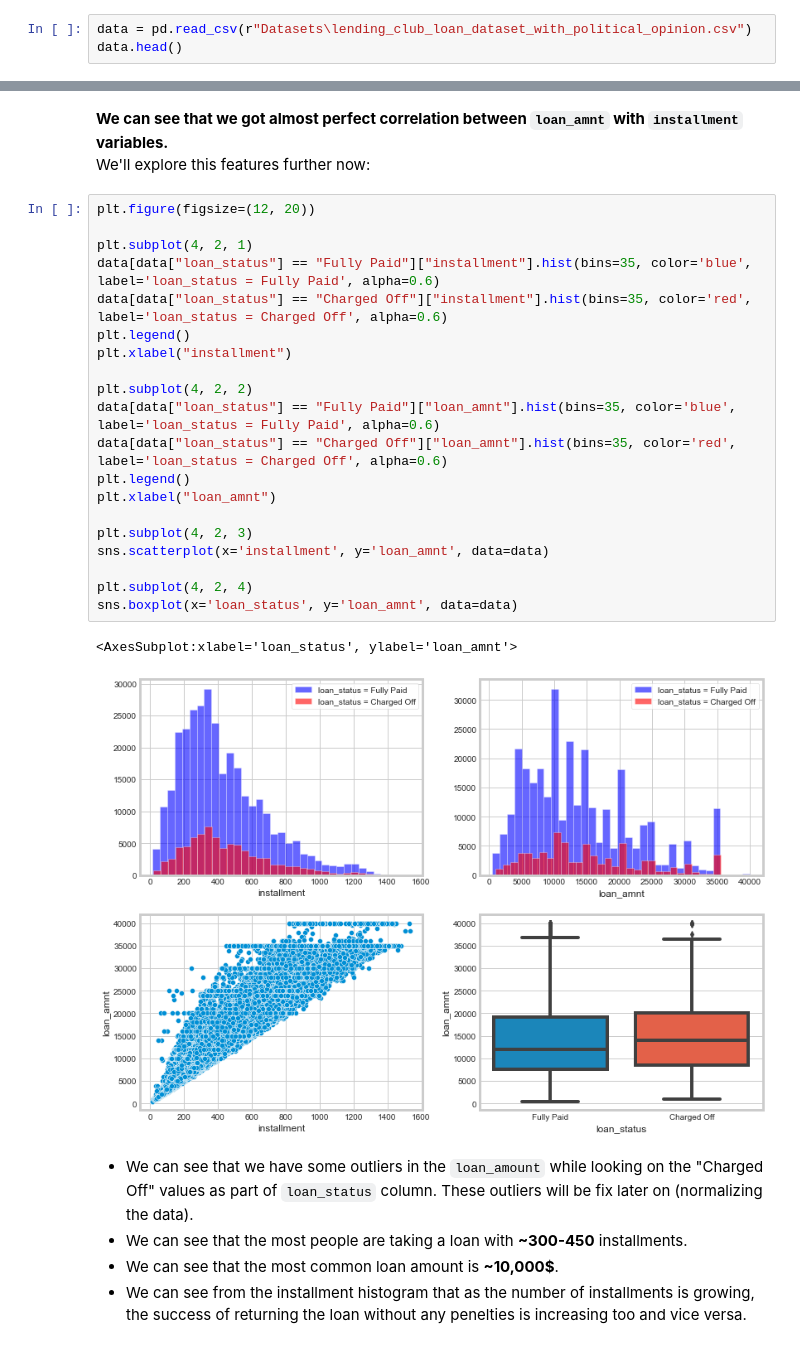
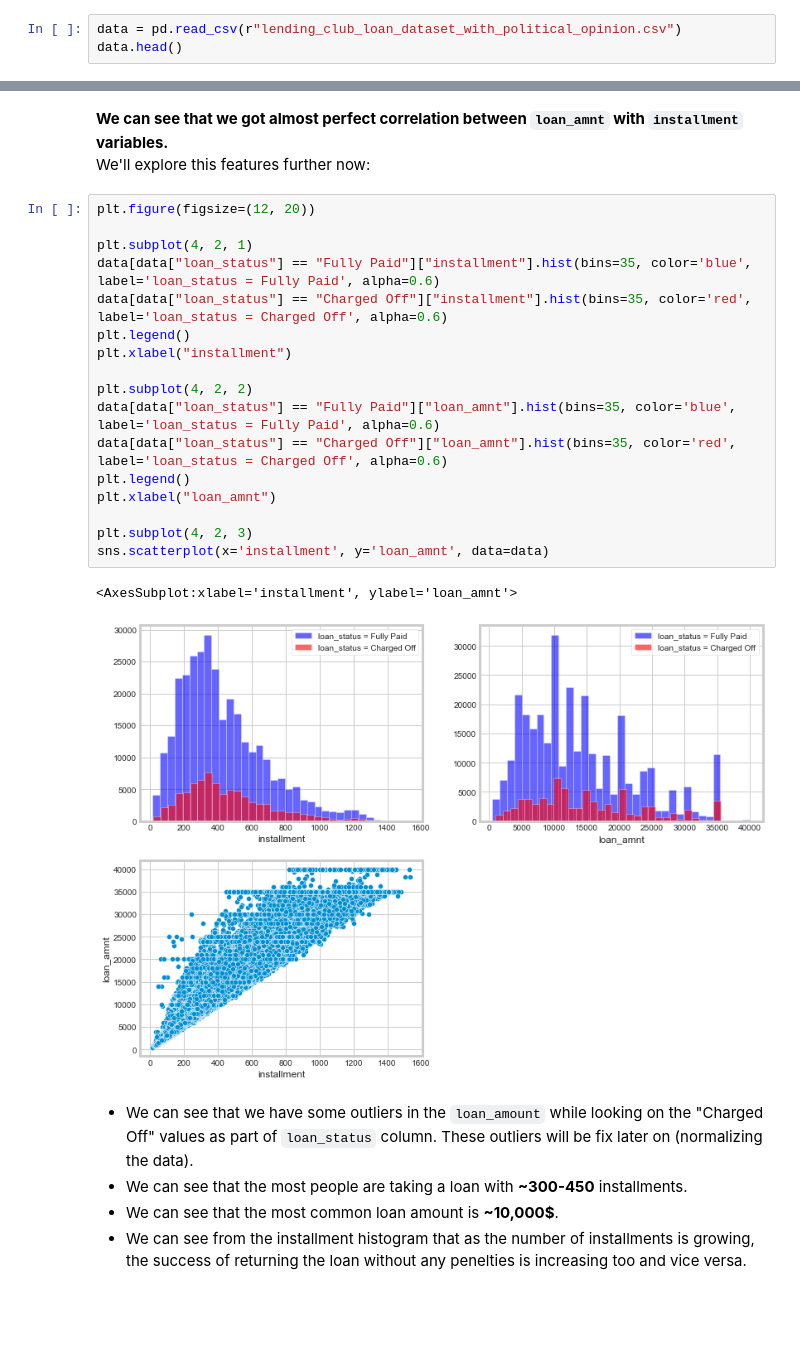
Before and after one commit to josefcohen96/FINAL_DATA_SCIENCE_YOSEF-IDAN, a Jupyter notebook: Fianl Project.ipynb, the cells around one changed output, grey strips where cells are left out. Saved outputs shown, nothing was run; the diff lists cells and outputs as text; blank space fills up the shorter version.

```diff
--- a/Fianl Project.ipynb
+++ b/Fianl Project.ipynb
@@ -93,7 +93,7 @@ pd.set_option('display.max_rows', 50)
 # %% [markdown]
 We will load our dataset from our .csv file to a dataframe:
 # %%
-data = pd.read_csv(r"Datasets\lending_club_loan_dataset_with_political_opinion.csv")
+data = pd.read_csv(r"lending_club_loan_dataset_with_political_opinion.csv")
 data.head()
 # %% [output]
 |  | loan_amnt | term | int_rate | installment | grade | sub_grade | emp_title | emp_length | home_ownership | ... |
@@ -172,26 +172,23 @@ We'll explore this features further now:
 # %%
 plt.figure(figsize=(12, 20))
 
 plt.subplot(4, 2, 1)
 data[data["loan_status"] == "Fully Paid"]["installment"].hist(bins=35, color='blue', label='loan_status = Fully Paid', alpha=0.6)
 data[data["loan_status"] == "Charged Off"]["installment"].hist(bins=35, color='red', label='loan_status = Charged Off', alpha=0.6)
 plt.legend()
 plt.xlabel("installment")
 
 plt.subplot(4, 2, 2)
 data[data["loan_status"] == "Fully Paid"]["loan_amnt"].hist(bins=35, color='blue', label='loan_status = Fully Paid', alpha=0.6)
 data[data["loan_status"] == "Charged Off"]["loan_amnt"].hist(bins=35, color='red', label='loan_status = Charged Off', alpha=0.6)
 plt.legend()
 plt.xlabel("loan_amnt")
 
 plt.subplot(4, 2, 3)
 sns.scatterplot(x='installment', y='loan_amnt', data=data)
-
-plt.subplot(4, 2, 4)
-sns.boxplot(x='loan_status', y='loan_amnt', data=data)
 # %% [output]
-<AxesSubplot:xlabel='loan_status', ylabel='loan_amnt'>
+<AxesSubplot:xlabel='installment', ylabel='loan_amnt'>
-[figure, old version]
+[figure, new version]
 # %% [markdown]
 * We can see that we have some outliers in the ``loan_amount`` while looking on the "Charged Off" values as part of ``loan_status`` column. These outliers will be fix later on (normalizing the data).
 * We can see that the most people are taking a loan with **~300-450** installments.
```
